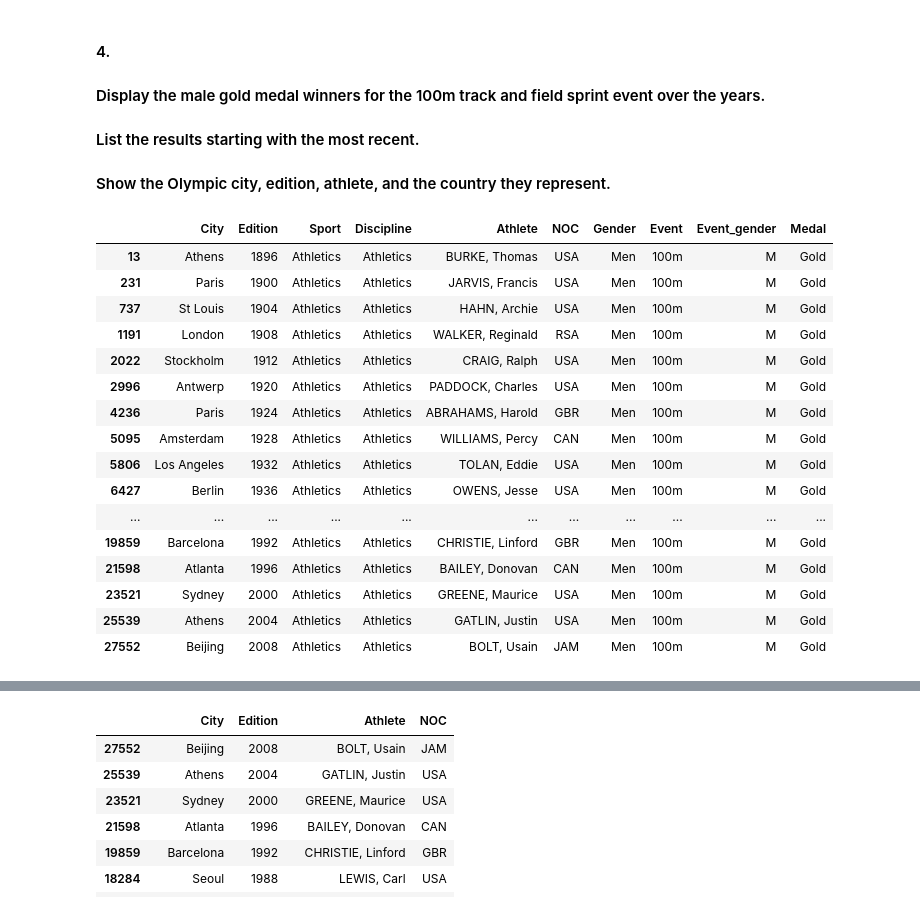
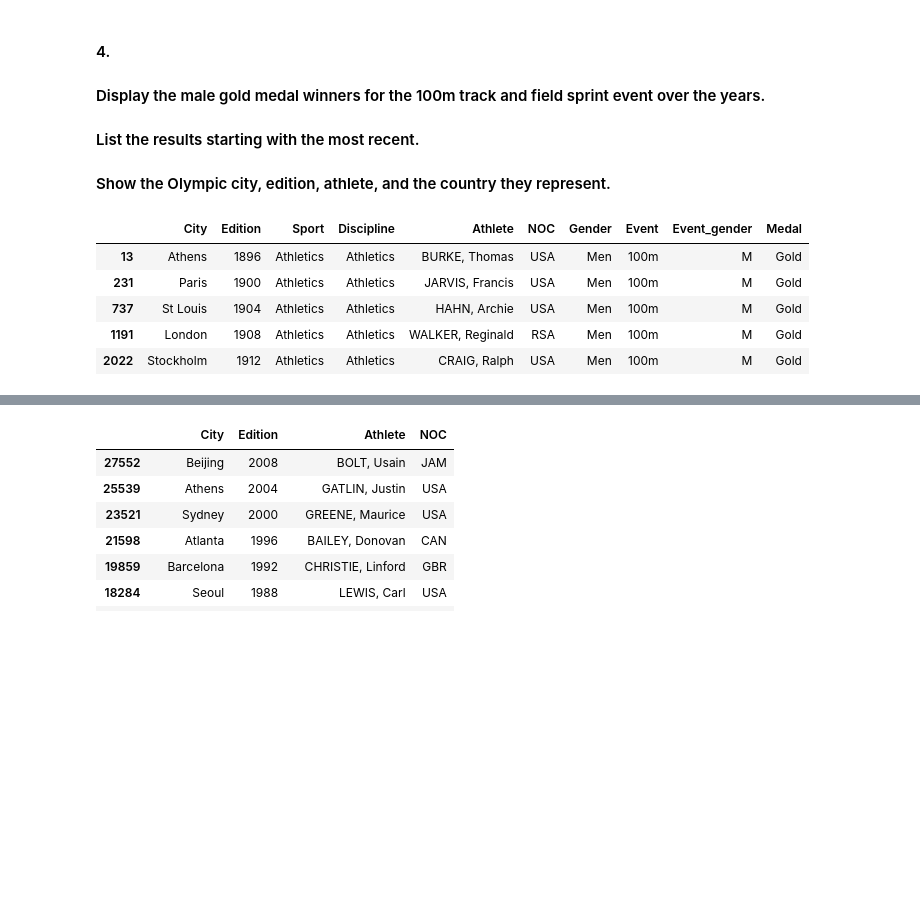
Before and after one commit to jablka/showcase2, a Jupyter notebook: pandas Essential Training/0405_challenge.ipynb, the cells around one changed output, grey strips where cells are left out. Cells and saved outputs as stored; diff of their text form; code cells hidden in the pictures; blank space fills up the shorter version.

```diff
--- a/pandas Essential Training/0405_challenge.ipynb
+++ b/pandas Essential Training/0405_challenge.ipynb
@@ -127,24 +127,13 @@ Name: count, dtype: int64
 #### Show the Olympic city, edition, athlete, and the country they represent.
 # %%
 # selecting
-df[(df['Event']=='100m') & (df['Gender']=='Men') & (df['Medal']=='Gold') ]
+df[(df['Event']=='100m') & (df['Gender']=='Men') & (df['Medal']=='Gold') ].head()
 # %% [output]
 |  | City | Edition | Sport | Discipline | Athlete | NOC | Gender | Event | Event_gender | Medal |
 | 13 | Athens | 1896 | Athletics | Athletics | BURKE, Thomas | USA | Men | 100m | M | Gold |
 | 231 | Paris | 1900 | Athletics | Athletics | JARVIS, Francis | USA | Men | 100m | M | Gold |
 | 737 | St Louis | 1904 | Athletics | Athletics | HAHN, Archie | USA | Men | 100m | M | Gold |
 | 1191 | London | 1908 | Athletics | Athletics | WALKER, Reginald | RSA | Men | 100m | M | Gold |
 | 2022 | Stockholm | 1912 | Athletics | Athletics | CRAIG, Ralph | USA | Men | 100m | M | Gold |
-| 2996 | Antwerp | 1920 | Athletics | Athletics | PADDOCK, Charles | USA | Men | 100m | M | Gold |
-| 4236 | Paris | 1924 | Athletics | Athletics | ABRAHAMS, Harold | GBR | Men | 100m | M | Gold |
-| 5095 | Amsterdam | 1928 | Athletics | Athletics | WILLIAMS, Percy | CAN | Men | 100m | M | Gold |
-| 5806 | Los Angeles | 1932 | Athletics | Athletics | TOLAN, Eddie | USA | Men | 100m | M | Gold |
-| 6427 | Berlin | 1936 | Athletics | Athletics | OWENS, Jesse | USA | Men | 100m | M | Gold |
-| ... | ... | ... | ... | ... | ... | ... | ... | ... | ... | ... |
-| 19859 | Barcelona | 1992 | Athletics | Athletics | CHRISTIE, Linford | GBR | Men | 100m | M | Gold |
-| 21598 | Atlanta | 1996 | Athletics | Athletics | BAILEY, Donovan | CAN | Men | 100m | M | Gold |
-| 23521 | Sydney | 2000 | Athletics | Athletics | GREENE, Maurice | USA | Men | 100m | M | Gold |
-| 25539 | Athens | 2004 | Athletics | Athletics | GATLIN, Justin | USA | Men | 100m | M | Gold |
-| 27552 | Beijing | 2008 | Athletics | Athletics | BOLT, Usain | JAM | Men | 100m | M | Gold |
 # %%
 # sorting descending, by Edition.
```
Also changed, not shown: parts of 1 cell of this notebook, 2 other files.
